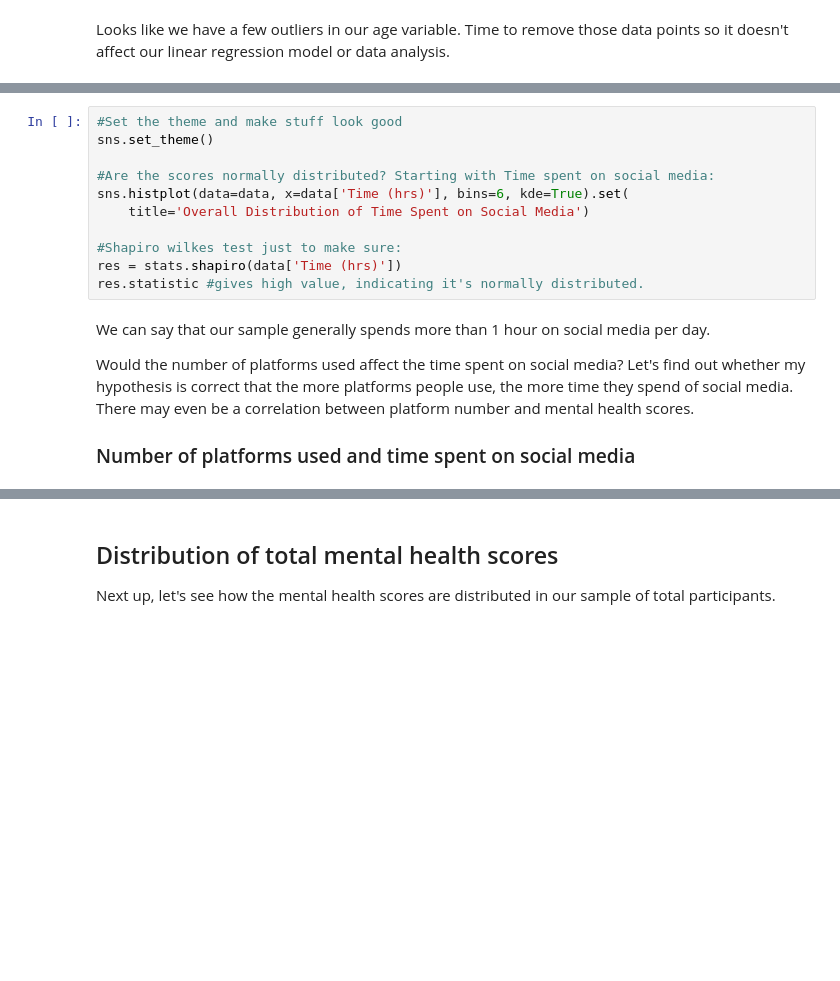
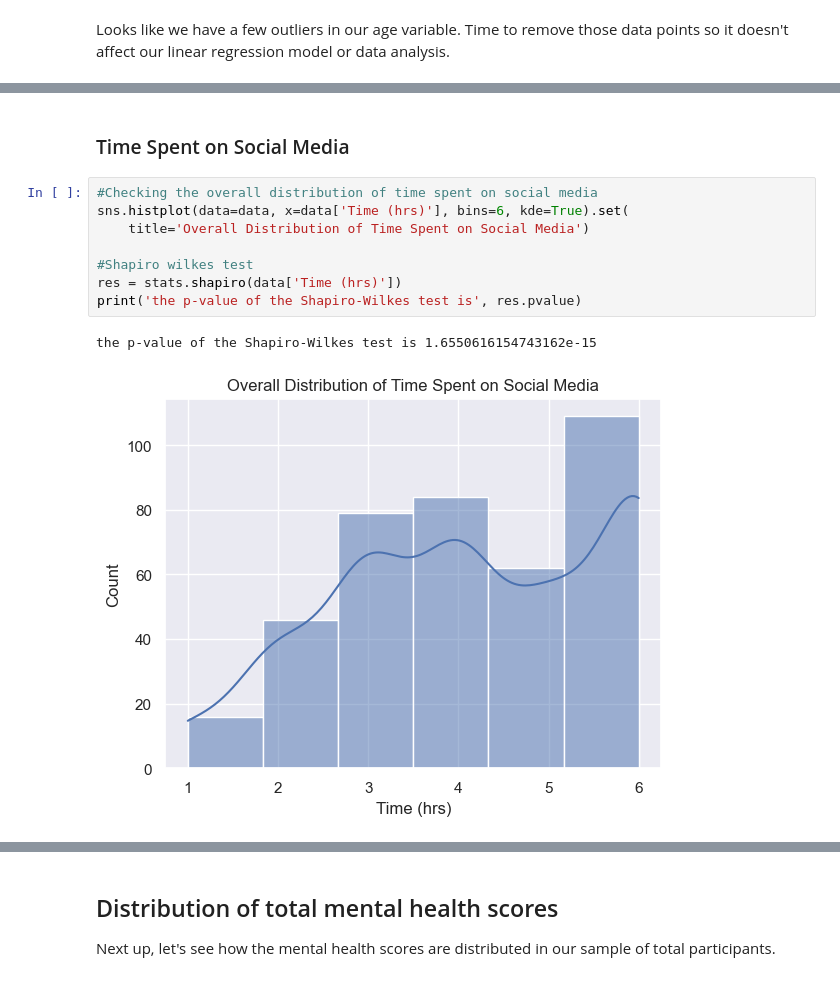
Before and after one commit to allygee/smmh_project, a Jupyter notebook: Social Media Mental Heallth Notebook.ipynb, the cells around one changed output, grey strips where cells are left out. Saved outputs shown, nothing was run; the diff lists cells and outputs as text; blank space fills up the shorter version.

```diff
--- a/Social Media Mental Heallth Notebook.ipynb
+++ b/Social Media Mental Heallth Notebook.ipynb
@@ -294,17 +471,13 @@ First, visualising our data before testing for relationships, starting with how
+# %% [markdown]
+### Time Spent on Social Media
 # %%
-#Set the theme and make stuff look good
-sns.set_theme()
-
-#Are the scores normally distributed? Starting with Time spent on social media:
+#Checking the overall distribution of time spent on social media
 sns.histplot(data=data, x=data['Time (hrs)'], bins=6, kde=True).set(
     title='Overall Distribution of Time Spent on Social Media')
 
-#Shapiro wilkes test just to make sure:
+#Shapiro wilkes test
 res = stats.shapiro(data['Time (hrs)'])
-res.statistic #gives high value, indicating it's normally distributed.
+print('the p-value of the Shapiro-Wilkes test is', res.pvalue)
+# %% [output]
+the p-value of the Shapiro-Wilkes test is 1.6550616154743162e-15
+[figure, added]
-# %% [markdown]
-We can say that our sample generally spends more than 1 hour on social media per day.
-
-Would the number of platforms used affect the time spent on social media? Let's find out whether my hypothesis is correct that the more platforms people use, the more time they spend of social media. There may even be a correlation between platform number and mental health scores.
-
-### Number of platforms used and time spent on social media
```
Also changed, not shown: parts of 30 cells of this notebook.
